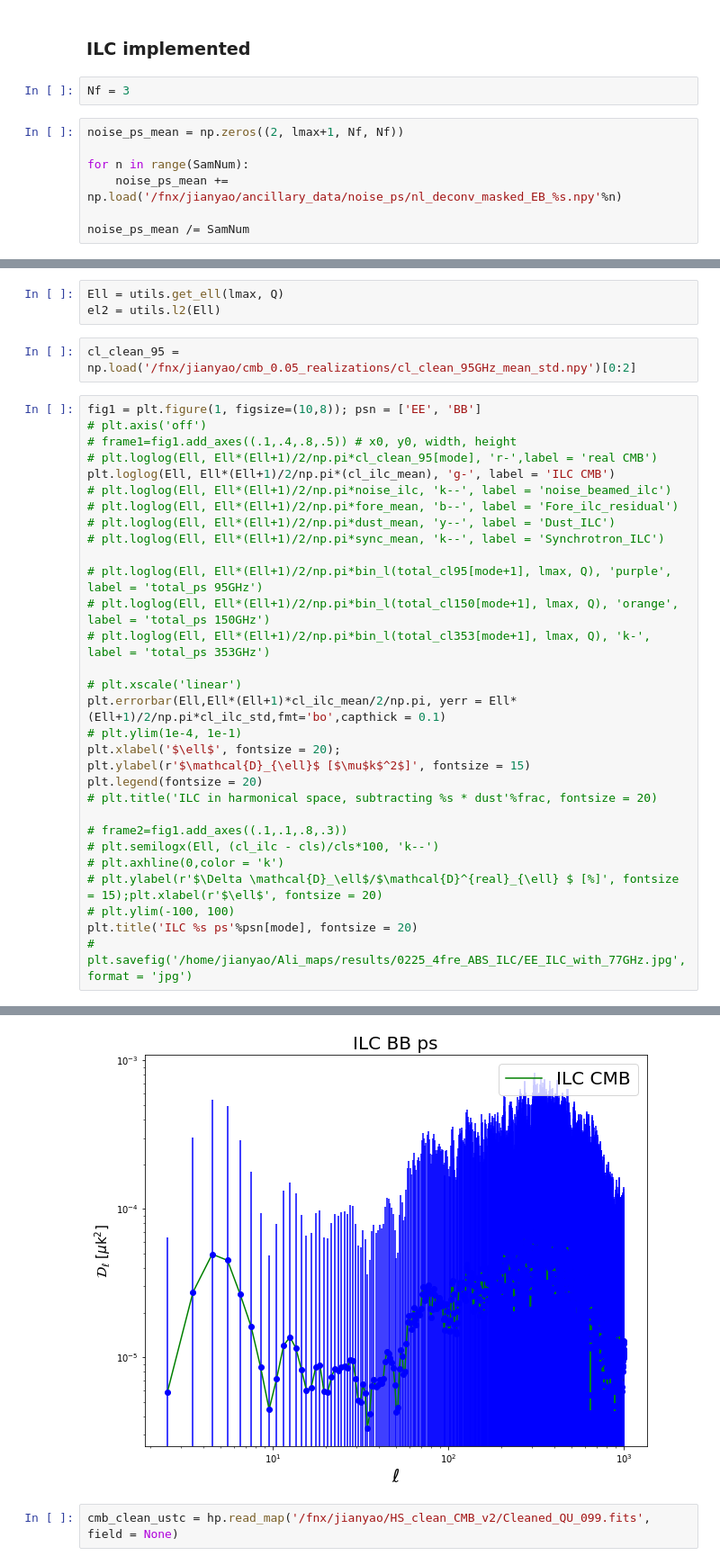
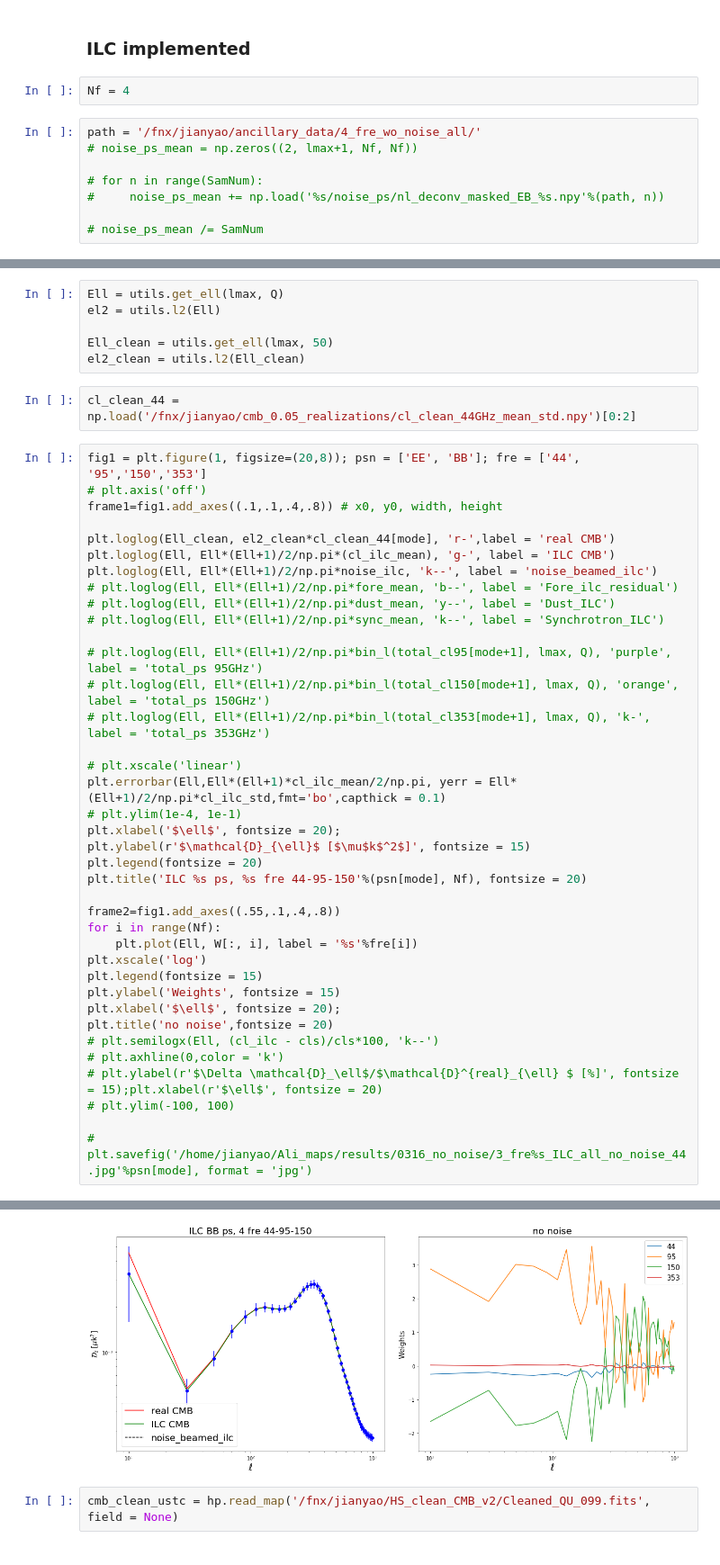
Before and after one commit to yaojian95/Ali_foreground, a Jupyter notebook: codes/Maps_for_USTC.ipynb, the cells around one changed output, grey strips where cells are left out. Shown at 90% size. Saved outputs shown, nothing was run; the diff lists cells and outputs as text.

```diff
--- a/codes/Maps_for_USTC.ipynb
+++ b/codes/Maps_for_USTC.ipynb
@@ -245,12 +265,13 @@ for i in range(SamNum):
 # %% [markdown]
 ### ILC implemented
 # %%
-Nf = 3
+Nf = 4
 # %%
-noise_ps_mean = np.zeros((2, lmax+1, Nf, Nf))
+path = '/fnx/jianyao/ancillary_data/4_fre_wo_noise_all/'
+# noise_ps_mean = np.zeros((2, lmax+1, Nf, Nf))
 
-for n in range(SamNum):
-    noise_ps_mean += np.load('/fnx/jianyao/ancillary_data/noise_ps/nl_deconv_masked_EB_%s.npy'%n)
+# for n in range(SamNum):
+#     noise_ps_mean += np.load('%s/noise_ps/nl_deconv_masked_EB_%s.npy'%(path, n))
 
-noise_ps_mean /= SamNum
+# noise_ps_mean /= SamNum
 # %%
@@ -328,15 +354,19 @@ dust_mean = np.mean(dust_cl, axis = 0)
 # %%
 Ell = utils.get_ell(lmax, Q)
 el2 = utils.l2(Ell)
+
+Ell_clean = utils.get_ell(lmax, 50)
+el2_clean = utils.l2(Ell_clean)
 # %%
-cl_clean_95 = np.load('/fnx/jianyao/cmb_0.05_realizations/cl_clean_95GHz_mean_std.npy')[0:2]
+cl_clean_44 = np.load('/fnx/jianyao/cmb_0.05_realizations/cl_clean_44GHz_mean_std.npy')[0:2]
 # %%
-fig1 = plt.figure(1, figsize=(10,8)); psn = ['EE', 'BB']
+fig1 = plt.figure(1, figsize=(20,8)); psn = ['EE', 'BB']; fre = ['44', '95','150','353']
 # plt.axis('off')
-# frame1=fig1.add_axes((.1,.4,.8,.5)) # x0, y0, width, height
-# plt.loglog(Ell, Ell*(Ell+1)/2/np.pi*cl_clean_95[mode], 'r-',label = 'real CMB')
+frame1=fig1.add_axes((.1,.1,.4,.8)) # x0, y0, width, height
+
+plt.loglog(Ell_clean, el2_clean*cl_clean_44[mode], 'r-',label = 'real CMB')
 plt.loglog(Ell, Ell*(Ell+1)/2/np.pi*(cl_ilc_mean), 'g-', label = 'ILC CMB')
-# plt.loglog(Ell, Ell*(Ell+1)/2/np.pi*noise_ilc, 'k--', label = 'noise_beamed_ilc')
+plt.loglog(Ell, Ell*(Ell+1)/2/np.pi*noise_ilc, 'k--', label = 'noise_beamed_ilc')
 # plt.loglog(Ell, Ell*(Ell+1)/2/np.pi*fore_mean, 'b--', label = 'Fore_ilc_residual')
 # plt.loglog(Ell, Ell*(Ell+1)/2/np.pi*dust_mean, 'y--', label = 'Dust_ILC')
 # plt.loglog(Ell, Ell*(Ell+1)/2/np.pi*sync_mean, 'k--', label = 'Synchrotron_ILC')
@@ -351,13 +381,20 @@ plt.errorbar(Ell,Ell*(Ell+1)*cl_ilc_mean/2/np.pi, yerr = Ell*(Ell+1)/2/np.pi*cl_
 plt.xlabel('$\ell$', fontsize = 20);
 plt.ylabel(r'$\mathcal{D}_{\ell}$ [$\mu$k$^2$]', fontsize = 15)
 plt.legend(fontsize = 20)
-# plt.title('ILC in harmonical space, subtracting %s * dust'%frac, fontsize = 20)
+plt.title('ILC %s ps, %s fre 44-95-150'%(psn[mode], Nf), fontsize = 20)
 
-# frame2=fig1.add_axes((.1,.1,.8,.3))
+frame2=fig1.add_axes((.55,.1,.4,.8))
+for i in range(Nf):
+    plt.plot(Ell, W[:, i], label = '%s'%fre[i])
+plt.xscale('log')
+plt.legend(fontsize = 15)
+plt.ylabel('Weights', fontsize = 15)
+plt.xlabel('$\ell$', fontsize = 20);
+plt.title('no noise',fontsize = 20)
 # plt.semilogx(Ell, (cl_ilc - cls)/cls*100, 'k--')
 # plt.axhline(0,color = 'k')
 # plt.ylabel(r'$\Delta \mathcal{D}_\ell$/$\mathcal{D}^{real}_{\ell} $ [%]', fontsize = 15);plt.xlabel(r'$\ell$', fontsize = 20)
 # plt.ylim(-100, 100)
-plt.title('ILC %s ps'%psn[mode], fontsize = 20)
-# plt.savefig('/home/jianyao/Ali_maps/results/0225_4fre_ABS_ILC/EE_ILC_with_77GHz.jpg', format = 'jpg')
+
+# plt.savefig('/home/jianyao/Ali_maps/results/0316_no_noise/3_fre%s_ILC_all_no_noise_44.jpg'%psn[mode], format = 'jpg')
 # %% [output]
@@ -365,4 +402,4 @@ Text(0.5, 1.0, 'ILC BB ps')
-[figure, old version]
+[figure, new version]
 # %%
 cmb_clean_ustc = hp.read_map('/fnx/jianyao/HS_clean_CMB_v2/Cleaned_QU_099.fits', field = None)
 # %% [output]
```
Also changed, not shown: parts of 9 cells of this notebook.
